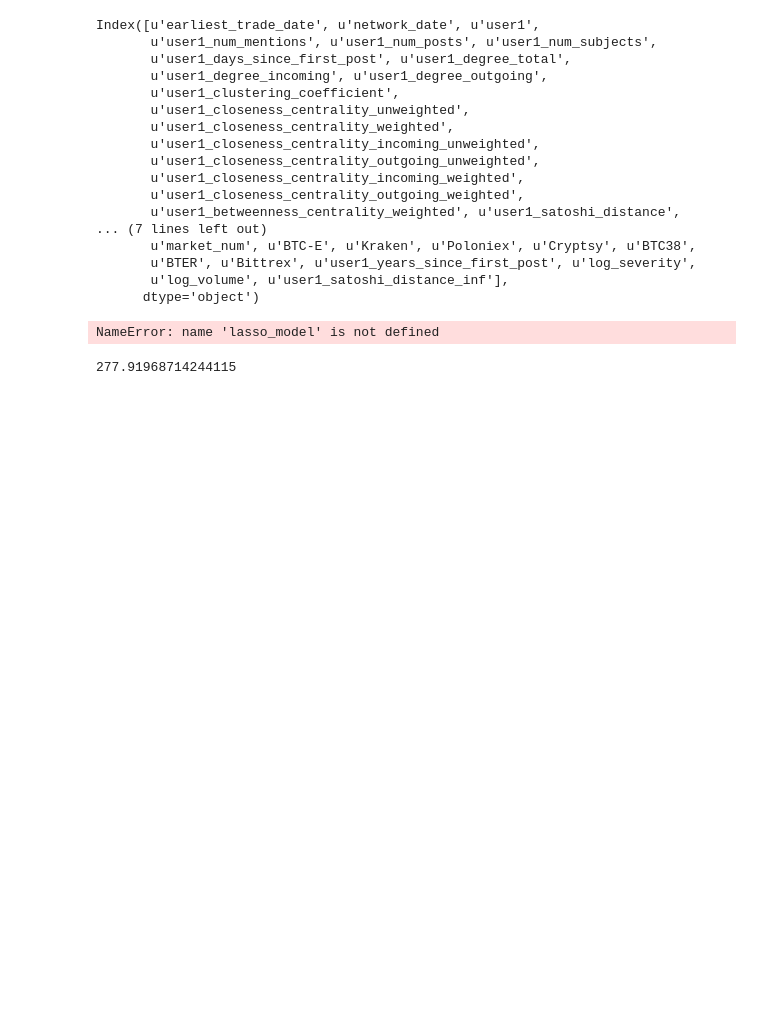
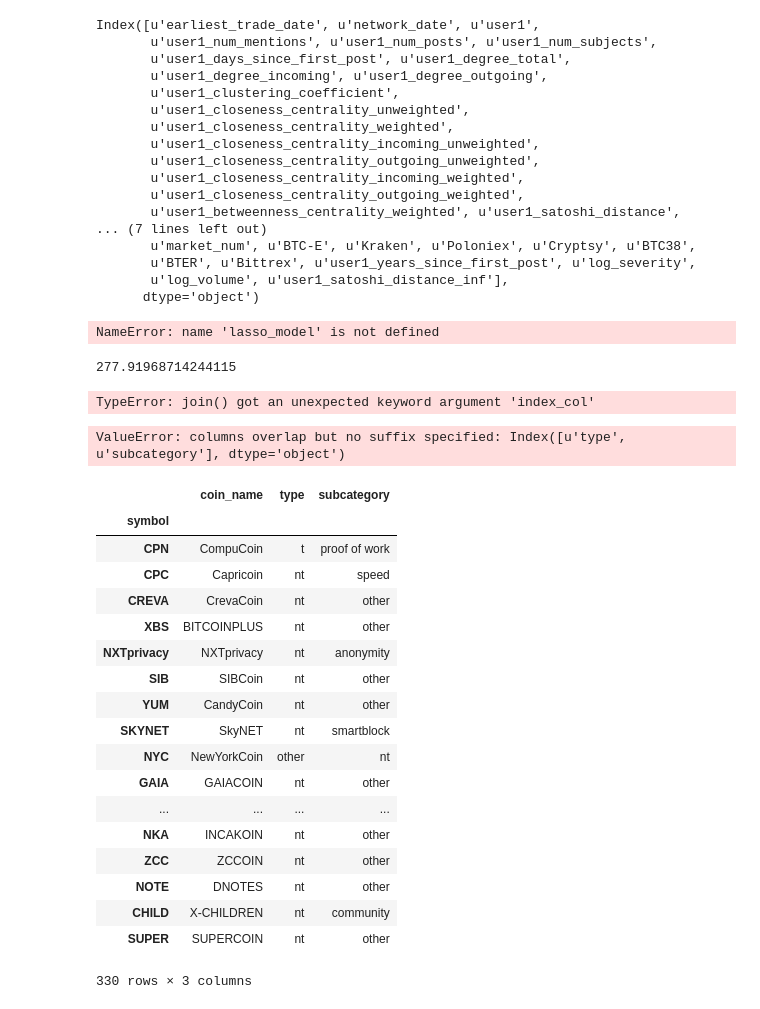
Before and after one commit to nikete/Comunity-Structure-Extremely-Speculative-Asset-Dynamics, a Jupyter notebook: coin introducers forum network position partially predicts magnitude and intensity of bubbles .ipynb, the cells around one changed output. Saved outputs shown, nothing was run; the diff lists cells and outputs as text; code cells hidden in the pictures; blank space fills up the shorter version.

Commit message:
dealiing with underscores in names

```diff
--- a/coin introducers forum network position partially predicts magnitude and intensity of bubbles .ipynb
+++ b/coin introducers forum network position partially predicts magnitude and intensity of bubbles .ipynb
@@ -1144,3 +1136,44 @@ NameError: name 'lasso_model' is not defined
 # %%
 # %% [output]
 277.91968714244115
+# %%
+l=["directed_unlimited/unmodified_symbol_and_name_in_subject_with_ANN_first_thread_post_introducers_metrics.csv",
+   "directed_unlimited/unmodified_symbol_or_name_in_subject_with_ANN_first_thread_post_introducers_metrics.csv" ]
+fname = l[1]
+df_extra=  pd.read_csv(
+        'extra_coin_types.csv',index_col='symbol',skipinitialspace=True)
+df_extra = df_extra[df_extra.type.notnull()]
+data = pd.read_csv( fname, index_col='coin').join(df_extra,index_col='coin').join(pd.read_csv(
+        'full.csv',index_col='symbol',skipinitialspace=True)).join(pd.read_csv(
+        'extra_coin_types.csv',index_col='symbol',skipinitialspace=True))
+data
+# %% [output]
+TypeError: join() got an unexpected keyword argument 'index_col'
+# %%
+df_extra=  pd.read_csv(
+        'extra_coin_types.csv',index_col='symbol',skipinitialspace=True)
+df_extra = df_extra[df_extra.type.notnull()]
+# %% [output]
+ValueError: columns overlap but no suffix specified: Index([u'type', u'subcategory'], dtype='object')
+# %%
+df_extra
+# %% [output]
+|  | coin_name | type | subcategory |
+| symbol |  |  |  |
+| CPN | CompuCoin | t | proof of work |
+| CPC | Capricoin | nt | speed |
+| CREVA | CrevaCoin | nt | other |
+| XBS | BITCOINPLUS | nt | other |
+| NXTprivacy | NXTprivacy | nt | anonymity |
+| SIB | SIBCoin | nt | other |
+| YUM | CandyCoin | nt | other |
+| SKYNET | SkyNET | nt | smartblock |
+| NYC | NewYorkCoin | other | nt |
+| GAIA | GAIACOIN | nt | other |
+| ... | ... | ... | ... |
+| NKA | INCAKOIN | nt | other |
+| ZCC | ZCCOIN | nt | other |
+| NOTE | DNOTES | nt | other |
+| CHILD | X-CHILDREN | nt | community |
+| SUPER | SUPERCOIN | nt | other |
+330 rows × 3 columns
```
Also changed, not shown: parts of 9 cells of this notebook, 5 other files.
